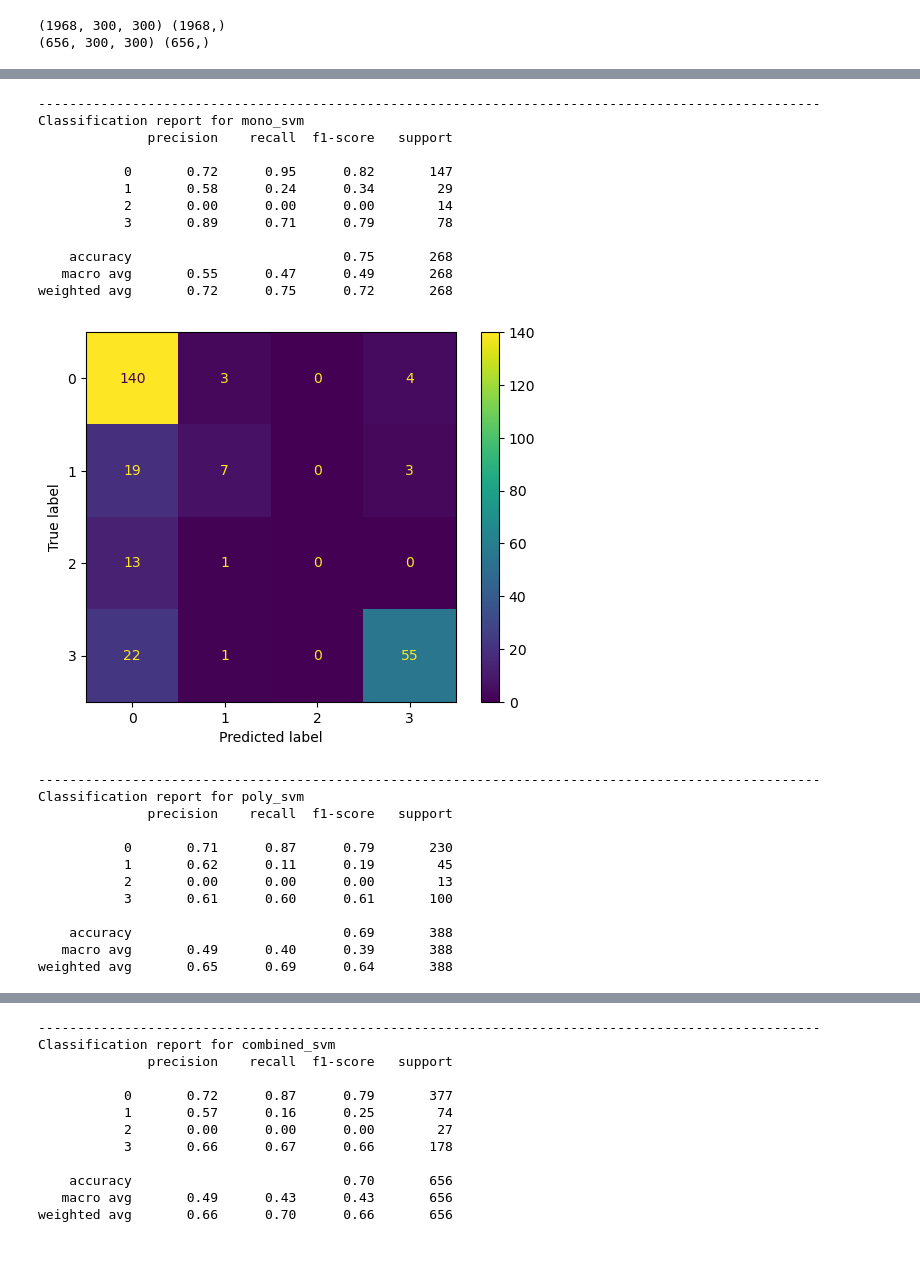
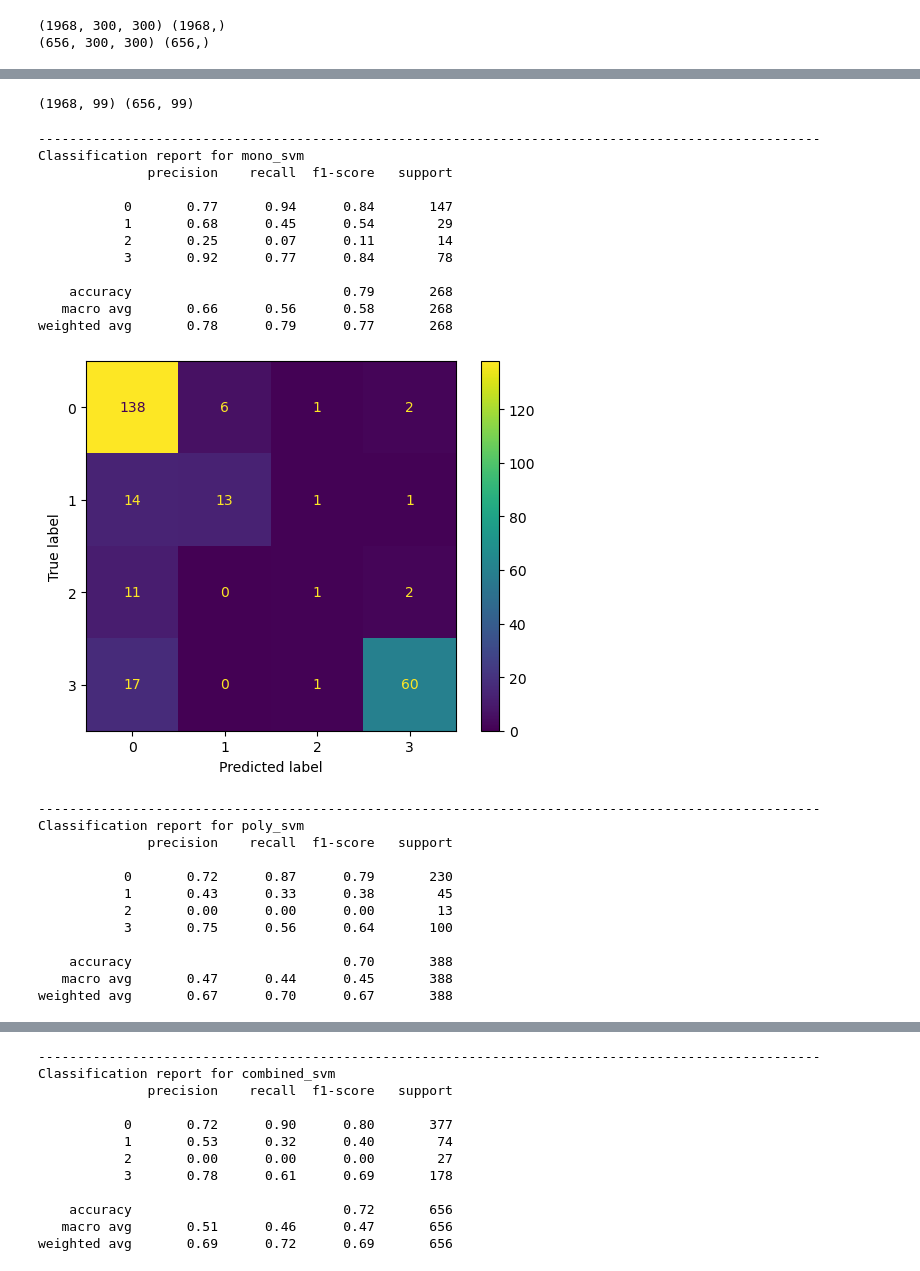
Before and after one commit to moooooo16/ELPV_Classification, a Jupyter notebook: elpv/src/hog.ipynb, the cells around one changed output, grey strips where cells are left out. Saved outputs shown, nothing was run; the diff lists cells and outputs as text; code cells hidden in the pictures.

```diff
--- a/elpv/src/hog.ipynb
+++ b/elpv/src/hog.ipynb
@@ -113,8 +120,8 @@ PARAMS.append(smote_params)
 # %%
 X_train_aug, y_train_aug = feature_builder.augmentation(X_train, y_train, augment_funcs=augment_funcs)
 # %%
-X_train_prepro = feature_builder.preprocess(X_train_aug, preprocess_pipeline = preprocess_pipeline)
-X_test_prepro = feature_builder.preprocess(X_test, preprocess_pipeline = preprocess_pipeline)
+X_train_prepro = feature_builder.old_preprocess(X_train_aug, preprocess_pipeline = preprocess_pipeline)
+X_test_prepro = feature_builder.old_preprocess(X_test, preprocess_pipeline = preprocess_pipeline)
 
 print(X_train_prepro.shape, y_train_aug.shape)
 print(X_test_prepro.shape, y_test.shape)
@@ -133,8 +140,8 @@ print(test_hog_des.shape)
 # %%
-with open (os.path.join(OUT_PATH, 'hog_des.pkl'), 'wb') as f:
+with open (os.path.join(OUT_PATH, 'new_hog_des.pkl'), 'wb') as f:
     pickle.dump((train_hog_des, test_hog_des), f)
 # %%
 train_hog_des, test_hog_des = None, None
 
-with open(os.path.join(OUT_PATH, 'hog_des.pkl'), 'rb') as f:
+with open(os.path.join(OUT_PATH, 'new_hog_des.pkl'), 'rb') as f:
     train_hog_des, test_hog_des = pickle.load(f)
@@ -147,3 +148,10 @@ test_X = scaler.transform(test_hog_des)
+# %%
+train_X = pipeline.fit_transform(train_hog_des)
+test_X = pipeline.transform(test_hog_des)
+
+print(train_X.shape, test_X.shape)
+# %% [output]
+(1968, 99) (656, 99)
 # %%
 mono_train_X, poly_train_X, mono_train_y, poly_train_y = mono_poly_split(train_X, y_train_aug)
 mono_test_X, poly_test_X, mono_test_y, poly_test_y = mono_poly_split(test_X, y_test)
@@ -158,38 +166,38 @@ data_sets = {
 # %%
 svm_metrics = []
 
 for name in data_sets.keys():
     train_X, train_y, test_X, test_y = data_sets[name]
     svm = SVC(**svm_param).fit(train_X, train_y)
     predictions = svm.predict(test_X)
     acc, f1 = get_report(test_y, predictions, name)
-    svm_metrics.append((name, acc, f1))
+    svm_metrics.append((name, "{:.2f}".format(acc), "{:.2f}".format(f1)))
 
 with open(os.path.join(OUT_PATH, 'hog_svm_metrics.pkl'), 'wb') as f:
     pickle.dump(svm_metrics, f)
 # %% [output]
 ----------------------------------------------------------------------------------------------------
 Classification report for mono_svm
               precision    recall  f1-score   support
 
-           0       0.72      0.95      0.82       147
-           1       0.58      0.24      0.34        29
-           2       0.00      0.00      0.00        14
-           3       0.89      0.71      0.79        78
+           0       0.77      0.94      0.84       147
+           1       0.68      0.45      0.54        29
+           2       0.25      0.07      0.11        14
+           3       0.92      0.77      0.84        78
 
-    accuracy                           0.75       268
-   macro avg       0.55      0.47      0.49       268
-weighted avg       0.72      0.75      0.72       268
+    accuracy                           0.79       268
+   macro avg       0.66      0.56      0.58       268
+weighted avg       0.78      0.79      0.77       268
-[figure, old version]
+[figure, new version]
 ----------------------------------------------------------------------------------------------------
 Classification report for poly_svm
               precision    recall  f1-score   support
 
-           0       0.71      0.87      0.79       230
-           1       0.62      0.11      0.19        45
+           0       0.72      0.87      0.79       230
+           1       0.43      0.33      0.38        45
            2       0.00      0.00      0.00        13
-           3       0.61      0.60      0.61       100
+           3       0.75      0.56      0.64       100
 
-    accuracy                           0.69       388
-   macro avg       0.49      0.40      0.39       388
-weighted avg       0.65      0.69      0.64       388
+    accuracy                           0.70       388
+   macro avg       0.47      0.44      0.45       388
+weighted avg       0.67      0.70      0.67       388
@@ -198,11 +206,11 @@ weighted avg       0.65      0.69      0.64       388
 Classification report for combined_svm
               precision    recall  f1-score   support
 
-           0       0.72      0.87      0.79       377
-           1       0.57      0.16      0.25        74
+           0       0.72      0.90      0.80       377
+           1       0.53      0.32      0.40        74
            2       0.00      0.00      0.00        27
-           3       0.66      0.67      0.66       178
+           3       0.78      0.61      0.69       178
 
-    accuracy                           0.70       656
-   macro avg       0.49      0.43      0.43       656
-weighted avg       0.66      0.70      0.66       656
+    accuracy                           0.72       656
+   macro avg       0.51      0.46      0.47       656
+weighted avg       0.69      0.72      0.69       656
```
Also changed, not shown: parts of 8 cells of this notebook, 13 other files.
